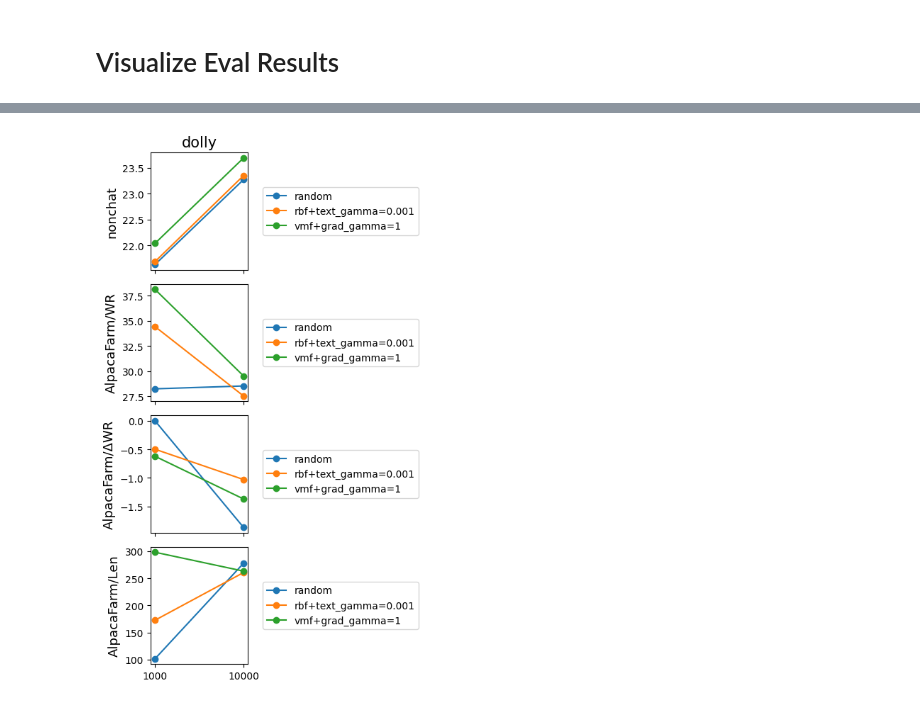
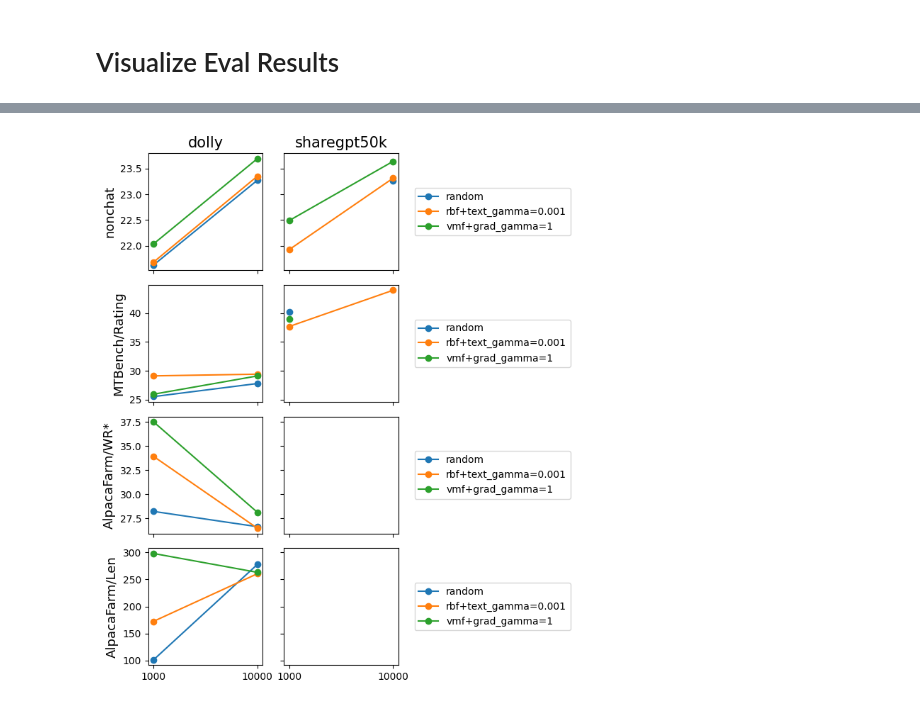
Before and after one commit to tt6746690/open-instruct, a Jupyter notebook: scripts/gen_cmds.ipynb, the cells around one changed output, grey strips where cells are left out. Drawn from its saved outputs; the diff is of its cells as text; code cells hidden in the pictures.

```diff
--- a/scripts/gen_cmds.ipynb
+++ b/scripts/gen_cmds.ipynb
@@ -793,9 +803,11 @@ task_names_chateval = task_names_mtbench + task_names_alpacafarm
 # task_names = task_names_mtbench; definitely_run_mtbench_on_non_alt7b_queue = True
 
 # # oi5
-# exp_dir = 'results/oi2'
+exp_dir = 'results/oi2'
 # exp_dir = 'results/oi5_flan_v2:llama-7b'
-exp_dir = 'results/oi5_dolly:llama-7b'
+# exp_dir = 'results/oi5_dolly:llama-7b'
+# exp_dir = 'results/oi5_wizardlm50k:llama-7b'
+# exp_dir = 'results/oi5_sharegpt50k:llama-7b'
 # exp_dir = 'results/oi5_oasst1:llama-7b'
 # exp_dir = 'results/oi5_oasst1:llama-7b_debug'
 # exp_dir = 'results/oi5_stanford_alpaca:llama-7b'
@@ -806,10 +818,10 @@ exp_dir = 'results/oi5_dolly:llama-7b'
 # exp_dir = 'results/oi5_open_orca_slim:llama-7b'
 # exp_dir = 'results/dpo1'
 # exp_dir = 'results/dpo2_ultrafeedback:llama-7b+sharegptv2ep2'
-subdir_filter_fn = lambda x: 'size=10000:ep=10' in x
-# task_names = task_names + task_names_chatfmt
+# subdir_filter_fn = lambda x: 'sharegpt' in x
+task_names = task_names + task_names_chatfmt
 # task_names = task_names_alpacafarm; definitely_run_mtbench_on_non_alt7b_queue = False
-task_names = task_names_mtbench; definitely_run_mtbench_on_non_alt7b_queue = False
+# task_names = task_names_mtbench; definitely_run_mtbench_on_non_alt7b_queue = False
 # task_names = task_names
 # task_names = ['alpacafarm_ann=gpt35:turbo:1106_chatfmt']
 
@@ -872,7 +884,8 @@ else:
 info = {}
 cmds = []
 for task_name, model_name_or_path in options_list:
-    queue = None if getpass.getuser() in ('PTFMqngp', 'wpq') else 'alt_7d'
+    queue = None if getpass.getuser() in ('PTFMqngp', 'wpq') else \
+        ('alt_7d' if task_name.startswith('mtbench') else 'alt_1h')
 
     use_chat_format = 'chatfmt' in task_name
     chat_formatting_function = get_chat_formatting_function(model_name_or_path)
@@ -1700,14 +1718,12 @@ assert(yaxis_type in ['delta_random', 'abs'])
 datasets = ['flan_v2', 'dolly', 'stanford_alpaca', 'oasst1', 'ultrachat200kv2', 'wizardlmv2', 'sharegptv2']
 task_names = ['nonchat', 'MMLU/0-shot', 'GSM/CoT', 'BBH/Direct', 'TydiQA/GP', 'Codex-Eval/Pass@1', 'AlpacaFarm/WR*',]
 
-datasets = ['dolly']
-task_names = ['nonchat', 'AlpacaFarm/WR', 'AlpacaFarm/ΔWR', 'AlpacaFarm/Len']
-
-
-# task_names = ['AlpacaFarm/WR*',]
-
-# datasets = ['stanford_alpaca', 'wizardlmv2']
-# task_names = ['nonchat', 'MMLU/0-shot', 'GSM/CoT', 'BBH/Direct', 'TydiQA/GP', 'Codex-Eval/Pass@1']
+datasets = ['dolly', 'sharegpt50k']
+task_names = []
+task_names += ['nonchat']
+# task_names += [f'MTBench({mtbench_judge})/Turn-1',  f'MTBench({mtbench_judge})/Turn-2', f'MTBench({mtbench_judge})/Rating']
+task_names += [f'MTBench({mtbench_judge})/Rating']
+task_names += [f'AlpacaFarm({alpacafarm_judge})/WR*', f'AlpacaFarm({alpacafarm_judge})/Len']
 
 
 
@@ -1724,32 +1740,33 @@ for axi, task_name in enumerate(task_names):
         ax = axs.reshape(nrows, ncols)[axi, axj]
         sort_by_types = sorted(set(x.sort_by_type for x in d.keys()))
 
         for i, sort_by_type in enumerate(sort_by_types):
             xs = sorted([x.subset_size for x in d.keys()
                          if x.dataset == dataset and x.sort_by_type==sort_by_type])
             xs_possible += list(set(xs) - set(xs_possible))
             ys = [d[DKey(sort_by_type, dataset, x)] for x in xs]
             if yaxis_type == 'delta_random':
                 if not all(DKey('random', dataset, x) in d for x in xs): continue
                 ys = [y-d[DKey('random', dataset, x)] for x, y in zip(xs, ys)]
             if 'random' in sort_by_type:
                 marker_style = 'o-'
             else:
                 marker_style = 'o-'
             ax.plot(xs, ys, marker_style, label=sort_by_type)
 
 #         ax.set_yscale('log')
 
 for axi, task_name in enumerate(task_names):
-    axs.reshape(nrows, ncols)[axi, 0].set_ylabel('△ '+task_name if yaxis_type.startswith('delta') else task_name, fontsize=13)
+    task_name_shortened = task_name.replace(f'({mtbench_judge})', '').replace(f'({alpacafarm_judge})', '')
+    axs.reshape(nrows, ncols)[axi, 0].set_ylabel('△ '+task_name_shortened if yaxis_type.startswith('delta') else task_name_shortened, fontsize=13)
     axs.reshape(nrows, ncols)[axi, -1].legend(loc='center left', bbox_to_anchor=(1.1, 0.5))
 for axj, dataset in enumerate(datasets):
     axs.reshape(nrows, ncols)[0, axj].set_title(dataset, fontsize=15)
     axs.reshape(nrows, ncols)[0, axj].set_xticks(xs_possible, xs_possible)
 
 space = 0.05
 fig.subplots_adjust(wspace=space, hspace=space)  # Adjust the value as needed
 
 fig.tight_layout()
 # %% [output]
-[figure, old version]
+[figure, new version]
```
Also changed, not shown: parts of 7 cells of this notebook, 5 other files.
